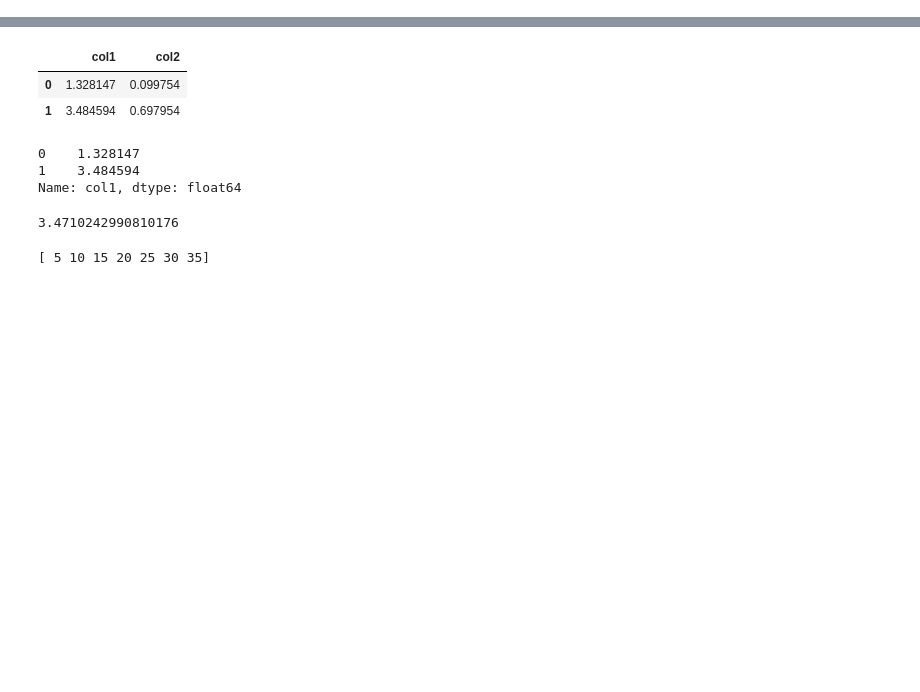
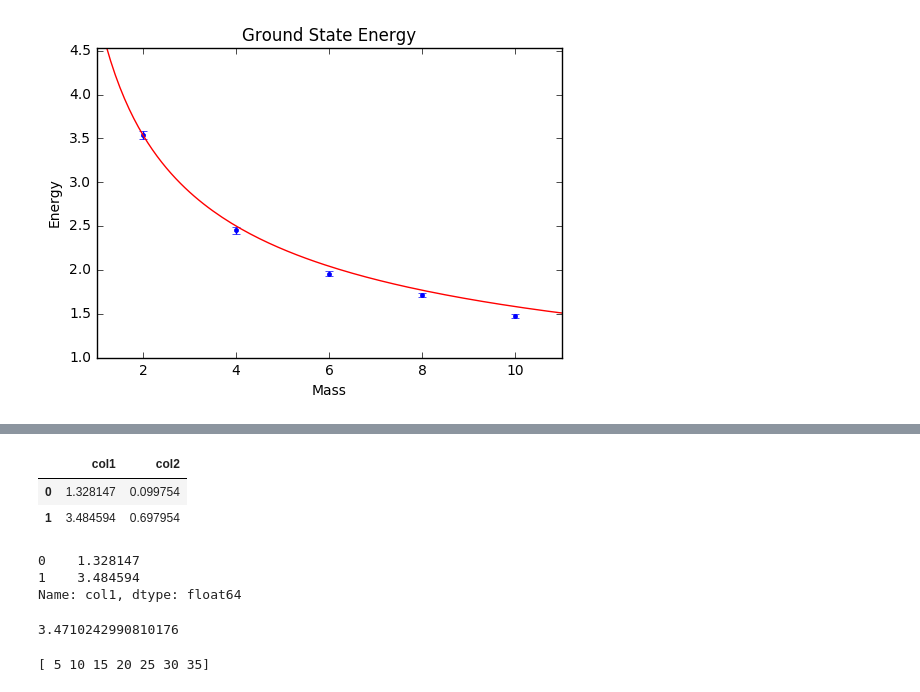
Before and after one commit to willrobs/ph353a3, a Jupyter notebook: dataplot.ipynb, the cells around one changed output, grey strips where cells are left out. Drawn from its saved outputs; the diff is of its cells as text; code cells hidden in the pictures; blank space fills up the shorter version.

```diff
--- a/dataplot.ipynb
+++ b/dataplot.ipynb
@@ -26,7 +28,7 @@ fee=[] ####first excited state energies ""
 gse_err=[]
 fee_err=[]
 
-for h in range(5,45,5):
+for h in range(2,12,2):
     h=h+0.0
     smu=h,
     smu=str(smu) ####for calling respective file
@@ -107,6 +103,0 @@ plt.show()
-# %%
-smu=7.0,
-smu=str(smu) ####for calling respective file
-name=smu+sm+sma+sniter+spoints
-
-data=pandas.read_csv('info'+name+'.txt', delim_whitespace=True)
@@ -112,0 +106,77 @@ data=pandas.read_csv('info'+name+'.txt', delim_whitespace=True)
+# %%
+gse=[] ####ground state energies to plot against mu
+fee=[] ####first excited state energies ""
+gse_err=[]
+fee_err=[]
+
+for h in range(2,12,2):
+    h=h+0.0
+    sm=h,
+    sm=str(sm) ####for calling respective file
+    name=smu+sm+sma+sniter+spoints
+
+    data=pandas.read_csv('info'+name+'.txt', delim_whitespace=True,skiprows=1)
+
+    gse=np.append(gse, data.col1[0])
+    gse_err=np.append(gse_err, data.col2[0])
+    fee=np.append(fee, data.col1[1] + data.col1[0])
+    fee_err=np.append(fee_err, data.col2[1] + data.col2[0])
+
+m_array=np.arange(2, 12, 2)
+x_axis=np.arange(0,15,0.1)
+
+plt.figure(1)
+plt.title('Ground State Energy')
+plt.xlabel('Mass')
+plt.ylabel('Energy')
+plt.errorbar(m_array,gse,yerr=gse_err,fmt='.')
+plt.plot(x_axis, mu/((4*x_axis)**0.5),'r')
+plt.axis([1,11,1,max(gse) +1])
+plt.show()
+
+plt.figure(2)
+plt.title('First Excited State Energy')
+plt.xlabel('Mass')
+plt.ylabel('Energy')
+plt.errorbar(m_array,fee,yerr=fee_err,fmt='.')
+plt.plot(x_axis, (3*mu)/((4*x_axis)**0.5),'r')
+plt.axis([1,11,4,max(fee) +1])
+plt.show()
+
+gse_re=[]
+fee_re=[]
+gse_err_re=[]
+fee_err_re=[]
+
+for h in range(1,13,2):
+    h=h+0.0
+    sm=h,
+    sm=str(sm) ####for calling respective file
+    name=smu+sm+sma+sniter+spoints
+
+    data=pandas.read_csv('info'+name+'.txt', delim_whitespace=True)
+
+    gse_re=np.append(gse_re, data.col1[0])
+    gse_err_re=np.append(gse_err_re, data.col2[0])
+    fee_re=np.append(fee_re, data.col1[1] + data.col1[0])
+    fee_err_re=np.append(fee_err_re, data.col2[1] + data.col2[0])
+mp_array=np.arange(1,13,2)
+plt.figure(3)
+plt.title('Ground State Energy')
+plt.xlabel('Mass')
+plt.ylabel('Energy')
+plt.errorbar(m_array,gse,yerr=gse_err,fmt='.')
+plt.errorbar(mp_array,gse_re,yerr=gse_err_re,fmt='.')
+plt.plot(x_axis, mu/((4*x_axis)**0.5))
+plt.show()
+
+plt.figure(4)
+plt.title('First Excited State Energy')
+plt.xlabel('Mass')
+plt.ylabel('Energy')
+plt.errorbar(m_array,fee,yerr=fee_err,fmt='.')
+plt.errorbar(mp_array,fee_re,yerr=fee_err_re,fmt='.')
+plt.plot(x_axis, (3*mu)/((4*x_axis)**0.5))
+plt.show()
+# %% [output]
+[figure, added]
```
Also changed, not shown: parts of 4 cells of this notebook.
